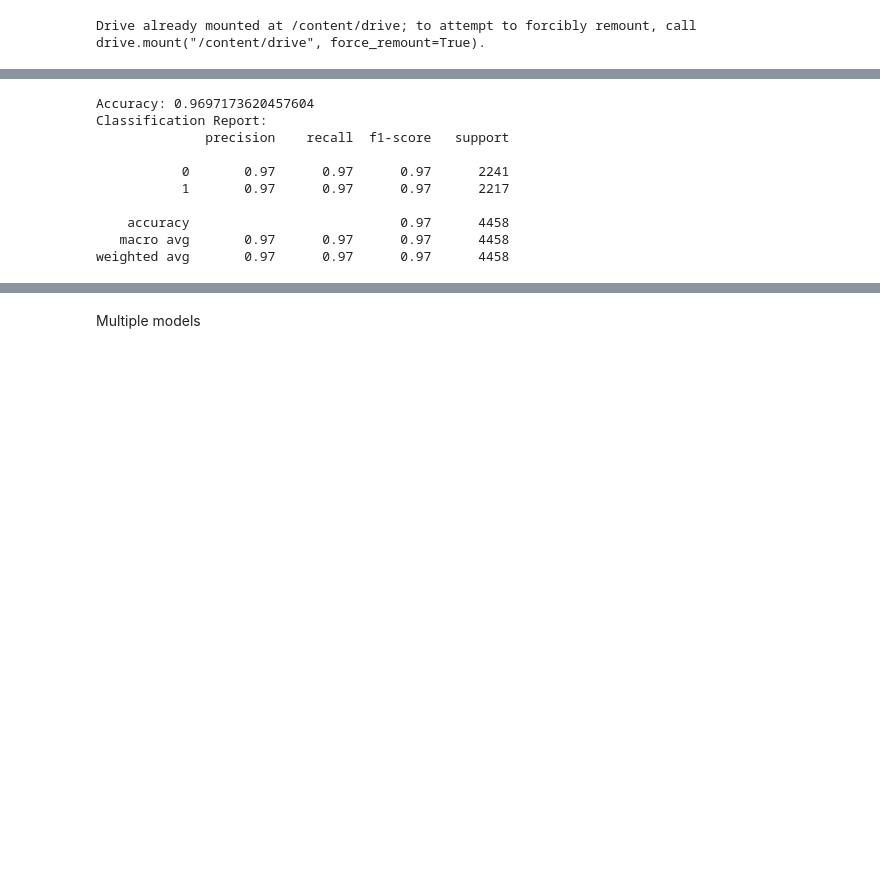
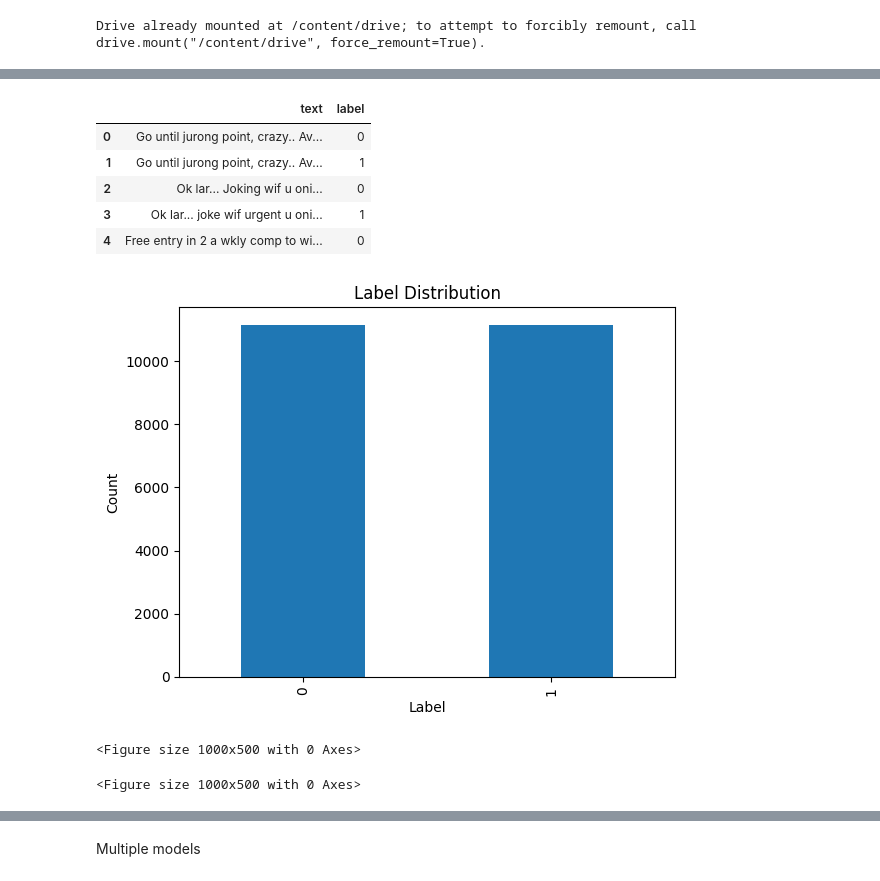
Before and after one commit to ToshiroHJJZ/Detection-and-Classification-of-Linguistic-Features-for-Effective-Spam-Identification, a Jupyter notebook: Adversial_attack_Ham.ipynb, the cells around one changed output, grey strips where cells are left out. Saved outputs shown, nothing was run; the diff lists cells and outputs as text; code cells hidden in the pictures; blank space fills up the shorter version.

```diff
--- a/Adversial_attack_Ham.ipynb
+++ b/Adversial_attack_Ham.ipynb
@@ -140,35 +147,32 @@ from sklearn.ensemble import RandomForestClassifier
 from sklearn.metrics import classification_report, accuracy_score
 
 # Load the dataset (assuming you've saved it as 'ham_attacked_non_attacked.csv')
-data = pd.read_csv("/content/ham_attacked_non_attacked.csv")
+data = pd.read_csv("/content/drive/MyDrive/HThesis/ham_attacked_non_attacked.csv")
 
-# Step 1: Preprocess the text data with TF-IDF
-vectorizer = TfidfVectorizer()
-X = vectorizer.fit_transform(data['text']).toarray()
-y = data['label']
 
-# Step 2: Train-test split
-X_train, X_test, y_train, y_test = train_test_split(X, y, test_size=0.2, random_state=42)
 
-# Step 3: Train the Random Forest classifier
-rf_classifier = RandomForestClassifier(n_estimators=100, random_state=42)
-rf_classifier.fit(X_train, y_train)
-
-# Step 4: Make predictions and evaluate the model
-y_pred = rf_classifier.predict(X_test)
-
-# Print the evaluation metrics
-print("Accuracy:", accuracy_score(y_test, y_pred))
-print("Classification Report:")
-print(classification_report(y_test, y_pred))
+data.head()
 # %% [output]
-Accuracy: 0.9697173620457604
-Classification Report:
-              precision    recall  f1-score   support
-
-           0       0.97      0.97      0.97      2241
-           1       0.97      0.97      0.97      2217
-
-    accuracy                           0.97      4458
-   macro avg       0.97      0.97      0.97      4458
-weighted avg       0.97      0.97      0.97      4458
+|  | text | label |
+| 0 | Go until jurong point, crazy.. Av... | 0 |
+| 1 | Go until jurong point, crazy.. Av... | 1 |
+| 2 | Ok lar... Joking wif u oni... | 0 |
+| 3 | Ok lar... joke wif urgent u oni... | 1 |
+| 4 | Free entry in 2 a wkly comp to wi... | 0 |
+# %%
+data['label'].value_counts().plot(kind='bar')
+# rename 0 to ham 1 is adversial spam
+plt.title('Label Distribution')
+plt.xlabel('Label')
+plt.ylabel('Count')
+plt.show()
+# %% [output]
+[figure, added]
+# %%
+# word cloud on text
+from wordcloud import WordCloud, STOPWORDS
+import matplotlib.pyplot as plt
+plt.figure(figsize=(10, 5), facecolor=None)
+# %% [output]
+<Figure size 1000x500 with 0 Axes>
+<Figure size 1000x500 with 0 Axes>
```
Also changed, not shown: parts of 17 cells of this notebook.
